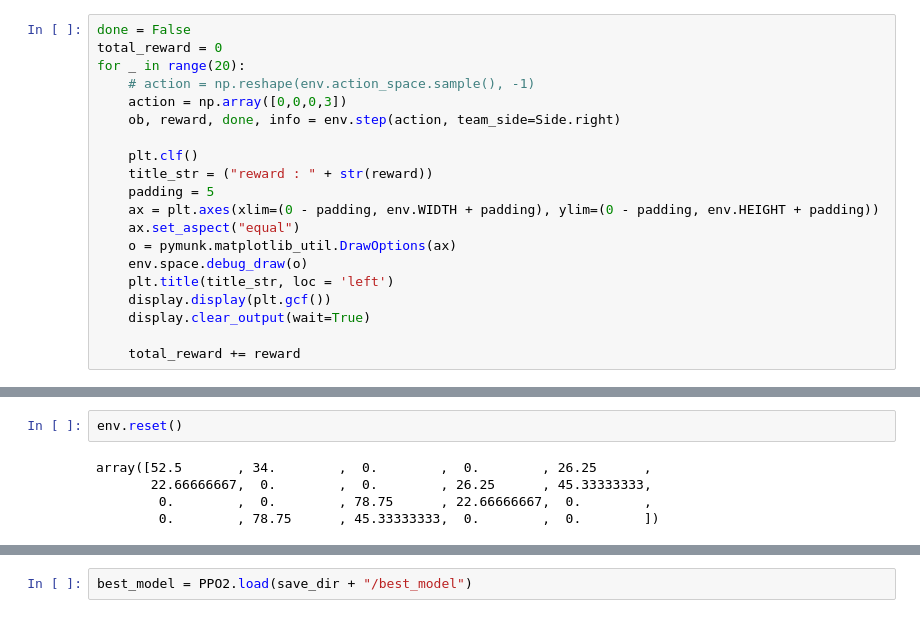
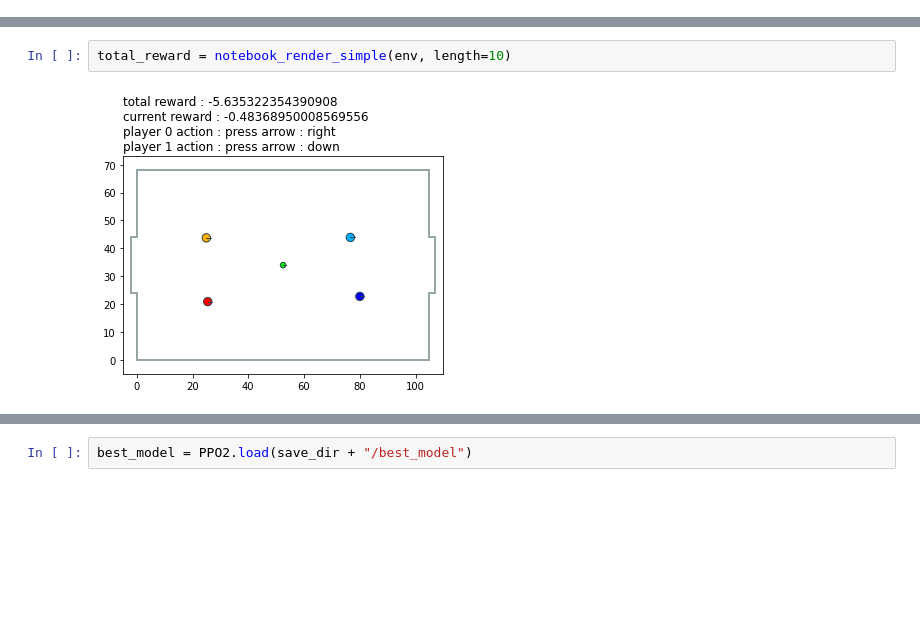
Before and after one commit to zhengxingXue/gym_futbol_v1, a Jupyter notebook: tutorial.ipynb, the cells around one changed output, grey strips where cells are left out. Cells and saved outputs as stored; diff of their text form; blank space fills up the shorter version.

Commit message:
add notebook render function

```diff
--- a/tutorial.ipynb
+++ b/tutorial.ipynb
@@ -37,20 +31,0 @@ print(env.normalize_observation_array(env.reset()).reshape((-1,4)))
-# %%
-done = False
-total_reward = 0
-for _ in range(20):
-    # action = np.reshape(env.action_space.sample(), -1)
-    action = np.array([0,0,0,3])
-    ob, reward, done, info = env.step(action, team_side=Side.right)
-
-    plt.clf()
-    title_str = ("reward : " + str(reward))
-    padding = 5
-    ax = plt.axes(xlim=(0 - padding, env.WIDTH + padding), ylim=(0 - padding, env.HEIGHT + padding))
-    ax.set_aspect("equal")
-    o = pymunk.matplotlib_util.DrawOptions(ax)
-    env.space.debug_draw(o)
-    plt.title(title_str, loc = 'left')
-    display.display(plt.gcf())
-    display.clear_output(wait=True)
-
-    total_reward += reward
@@ -59,10 +32,7 @@ for _ in range(20):
-# %%
-env.reset()
-# %% [output]
-array([52.5       , 34.        ,  0.        ,  0.        , 26.25      ,
-       22.66666667,  0.        ,  0.        , 26.25      , 45.33333333,
-        0.        ,  0.        , 78.75      , 22.66666667,  0.        ,
-        0.        , 78.75      , 45.33333333,  0.        ,  0.        ])
+# %%
+total_reward = notebook_render_simple(env, length=10)
+# %% [output]
+[figure, added]
 # %%
 model, save_dir = ppo2_mlp_policy_train(time_step=10**4)
 # %% [output]
```
Also changed, not shown: parts of 7 cells of this notebook, 4 other files.
